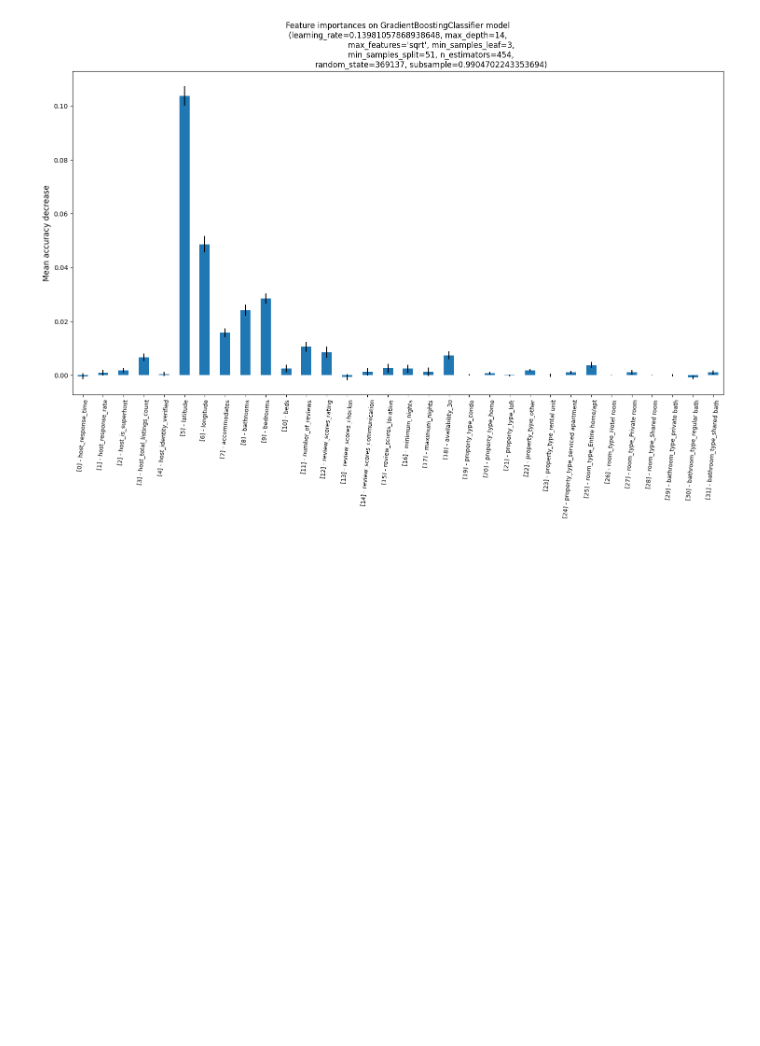
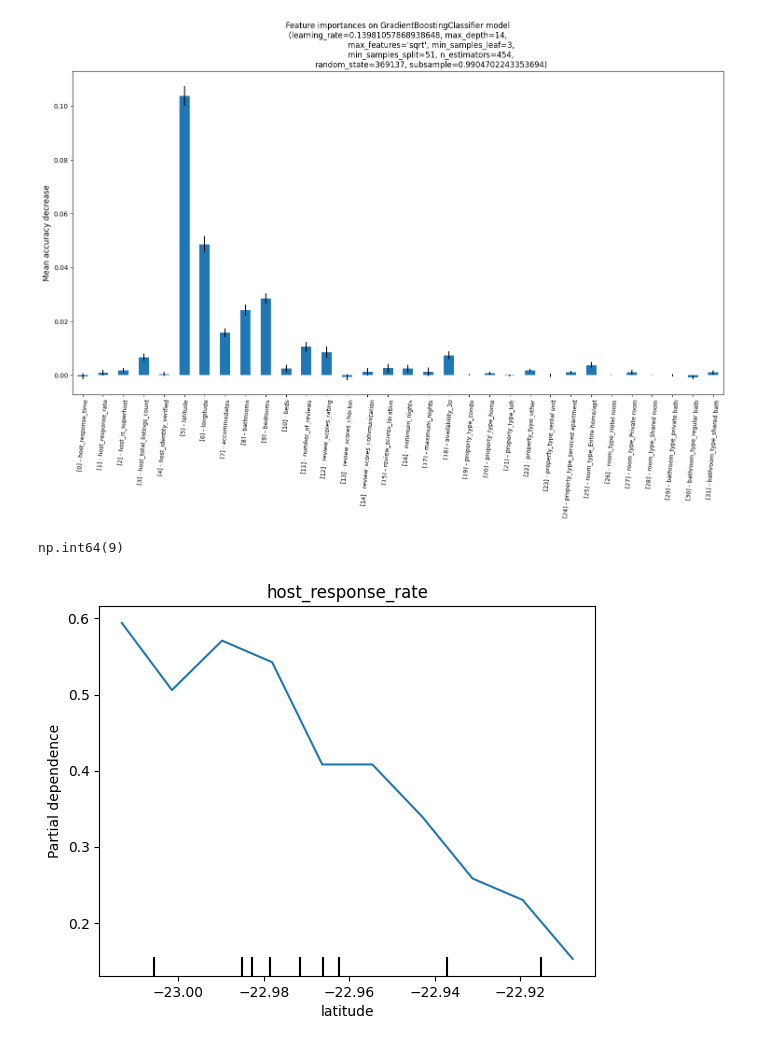
Before and after one commit to pedrobslima/proj-TAIC-2, a Jupyter notebook: airbnb-xai.ipynb, the cells around one changed output. Saved outputs shown, nothing was run; the diff lists cells and outputs as text; code cells hidden in the pictures; blank space fills up the shorter version.

```diff
--- a/airbnb-xai.ipynb
+++ b/airbnb-xai.ipynb
@@ -66,3 +67,40 @@ pfi(models['Grandient_Boosting'], X_test, y_test)
 [figure]
 [figure]
 [figure]
+# %%
+from sklearn.inspection import PartialDependenceDisplay as pdp
+display_labels = X_train.columns
+
+def pdpClasses(model, x, features: list, res: int = 10, classes: list=[1]):
+  global display_labels
+  for idx in classes:
+    pdp.from_estimator(model, x, features, target=idx, grid_resolution=res)
+  plt.show()
+
+def pdp2versions(model_list: list | tuple, x_list: list | tuple, features: list, res: int = 10, axis:int=0):
+  if(axis==0):
+    for idx in features:
+      for i, (model, xt) in enumerate(zip(model_list, x_list)):
+        name = str(model)
+        print(f'\n{name[:name.find("(")]} {i+1}:')
+        if(len(xt.columns) != 1):
+          pdpClasses(model=model, x=xt, features=[idx], res=res)
+        else:
+          pdpClasses(model=model, x=xt, features=[0], res=res)
+      print('\n'+"-"*60+'\n'+"-"*60)
+  elif(axis==1):
+    for i, (model, xt) in enumerate(zip(model_list, x_list)):
+      name = str(model)
+      print(f'\n{name[:name.find("(")]} {i+1}:')
+      for idx in features:
+        if(len(xt.columns) != 1):
+          pdpClasses(model=model, x=xt, features=[idx], res=res)
+        else:
+          pdpClasses(model=model, x=xt, features=[0], res=res)
+      print('\n'+"-"*60+'\n'+"-"*60)
+  else:
+    print('axis deve ser igual a 0 ou 1')
+# %%
+np.abs(dtree_pfi.importances_mean).argmax()
+# %% [output]
+np.int64(9)
@@ -68,0 +109,4 @@ pfi(models['Grandient_Boosting'], X_test, y_test)
+# %%
+pdpClasses(models['Decision_Tree'], X_train, [5])
+# %% [output]
+[figure, added]
```
Also changed, not shown: parts of 6 cells of this notebook.
